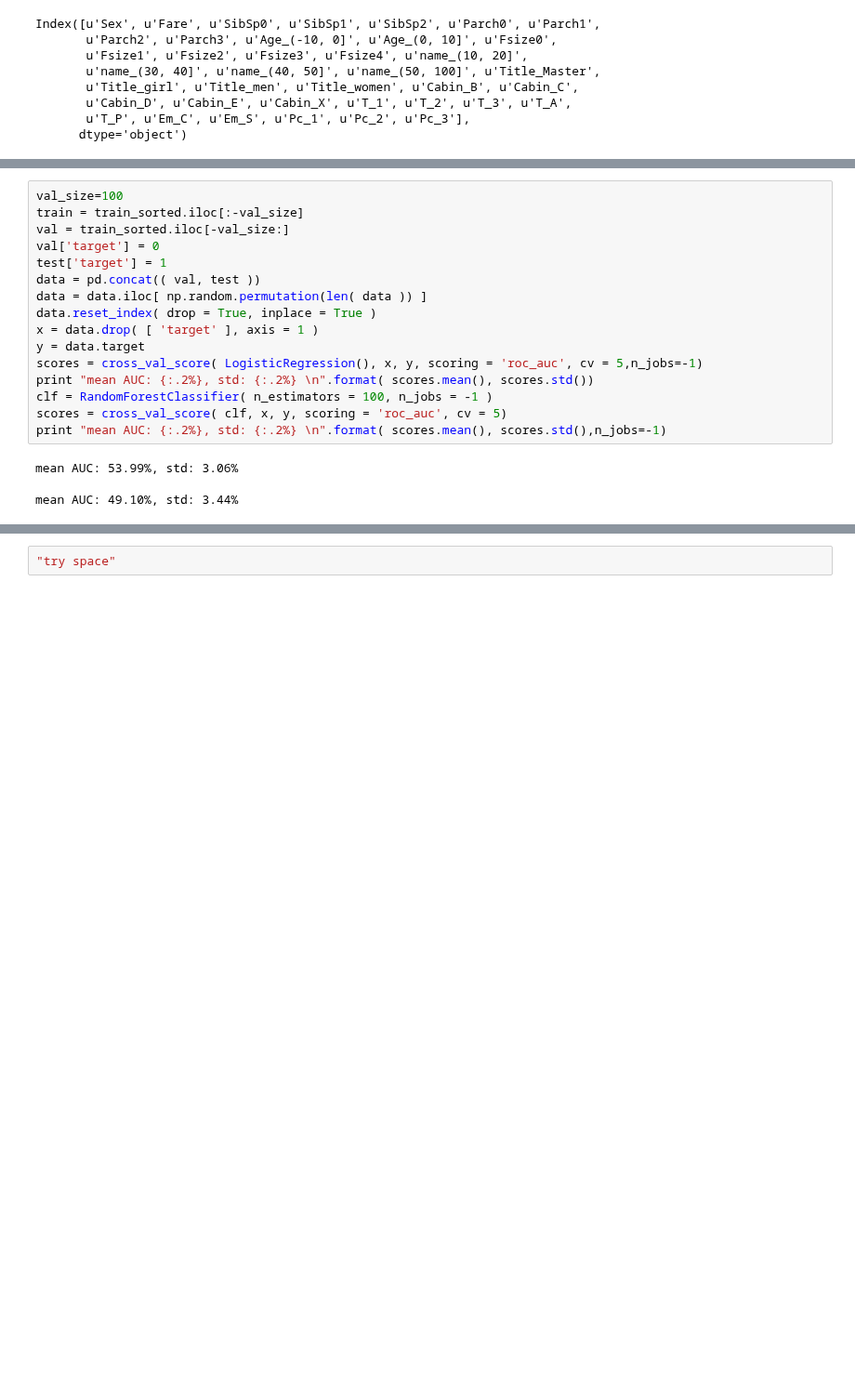
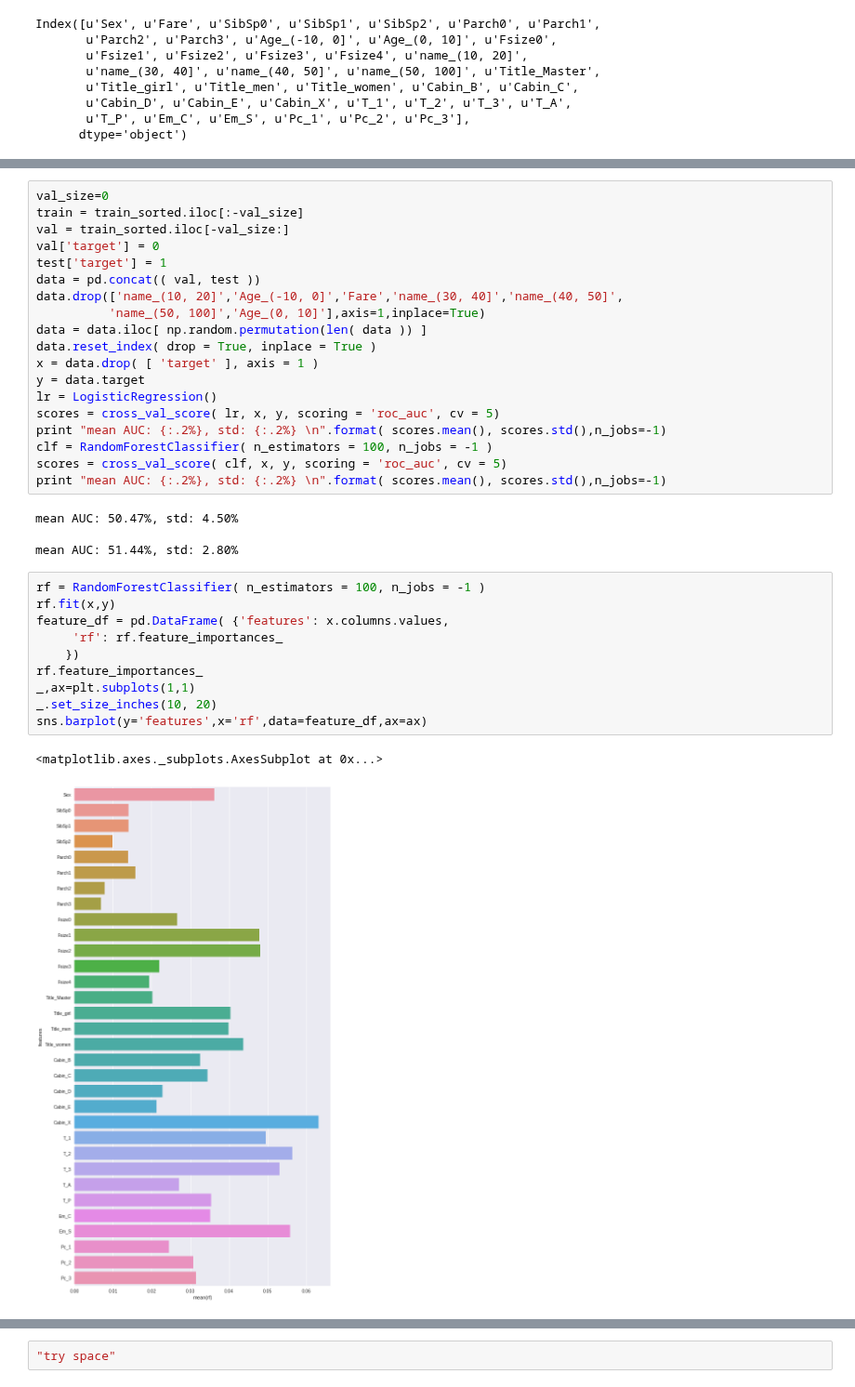
Before and after one commit to ShichengChen/kaggle, a Jupyter notebook: Titanic/titanic.ipynb, the cells around one changed output, grey strips where cells are left out. Shown at 93% size. Saved outputs shown, nothing was run; the diff lists cells and outputs as text; blank space fills up the shorter version.

```diff
--- a/Titanic/titanic.ipynb
+++ b/Titanic/titanic.ipynb
@@ -901,23 +916,39 @@ Index([u'Sex', u'Fare', u'SibSp0', u'SibSp1', u'SibSp2', u'Parch0', u'Parch1',
 # %%
-val_size=100
+val_size=0
 train = train_sorted.iloc[:-val_size]
 val = train_sorted.iloc[-val_size:]
 val['target'] = 0
 test['target'] = 1
 data = pd.concat(( val, test ))
+data.drop(['name_(10, 20]','Age_(-10, 0]','Fare','name_(30, 40]','name_(40, 50]',
+          'name_(50, 100]','Age_(0, 10]'],axis=1,inplace=True)
 data = data.iloc[ np.random.permutation(len( data )) ]
 data.reset_index( drop = True, inplace = True )
 x = data.drop( [ 'target' ], axis = 1 )
 y = data.target
-scores = cross_val_score( LogisticRegression(), x, y, scoring = 'roc_auc', cv = 5,n_jobs=-1)
-print "mean AUC: {:.2%}, std: {:.2%} \n".format( scores.mean(), scores.std())
+lr = LogisticRegression()
+scores = cross_val_score( lr, x, y, scoring = 'roc_auc', cv = 5)
+print "mean AUC: {:.2%}, std: {:.2%} \n".format( scores.mean(), scores.std(),n_jobs=-1)
 clf = RandomForestClassifier( n_estimators = 100, n_jobs = -1 )
 scores = cross_val_score( clf, x, y, scoring = 'roc_auc', cv = 5)
 print "mean AUC: {:.2%}, std: {:.2%} \n".format( scores.mean(), scores.std(),n_jobs=-1)
 # %% [output]
-mean AUC: 53.99%, std: 3.06%
+mean AUC: 50.47%, std: 4.50%
 
-mean AUC: 49.10%, std: 3.44%
+mean AUC: 51.44%, std: 2.80%
+# %%
+rf = RandomForestClassifier( n_estimators = 100, n_jobs = -1 )
+rf.fit(x,y)
+feature_df = pd.DataFrame( {'features': x.columns.values,
+     'rf': rf.feature_importances_
+    })
+rf.feature_importances_
+_,ax=plt.subplots(1,1)
+_.set_size_inches(10, 20)
+sns.barplot(y='features',x='rf',data=feature_df,ax=ax)
+# %% [output]
+<matplotlib.axes._subplots.AxesSubplot at 0x...>
+[figure, added]
 # %%
 from sklearn.decomposition import PCA
 pca = PCA(n_components=2)
```
Also changed, not shown: parts of 5 cells of this notebook, 2 other files.
